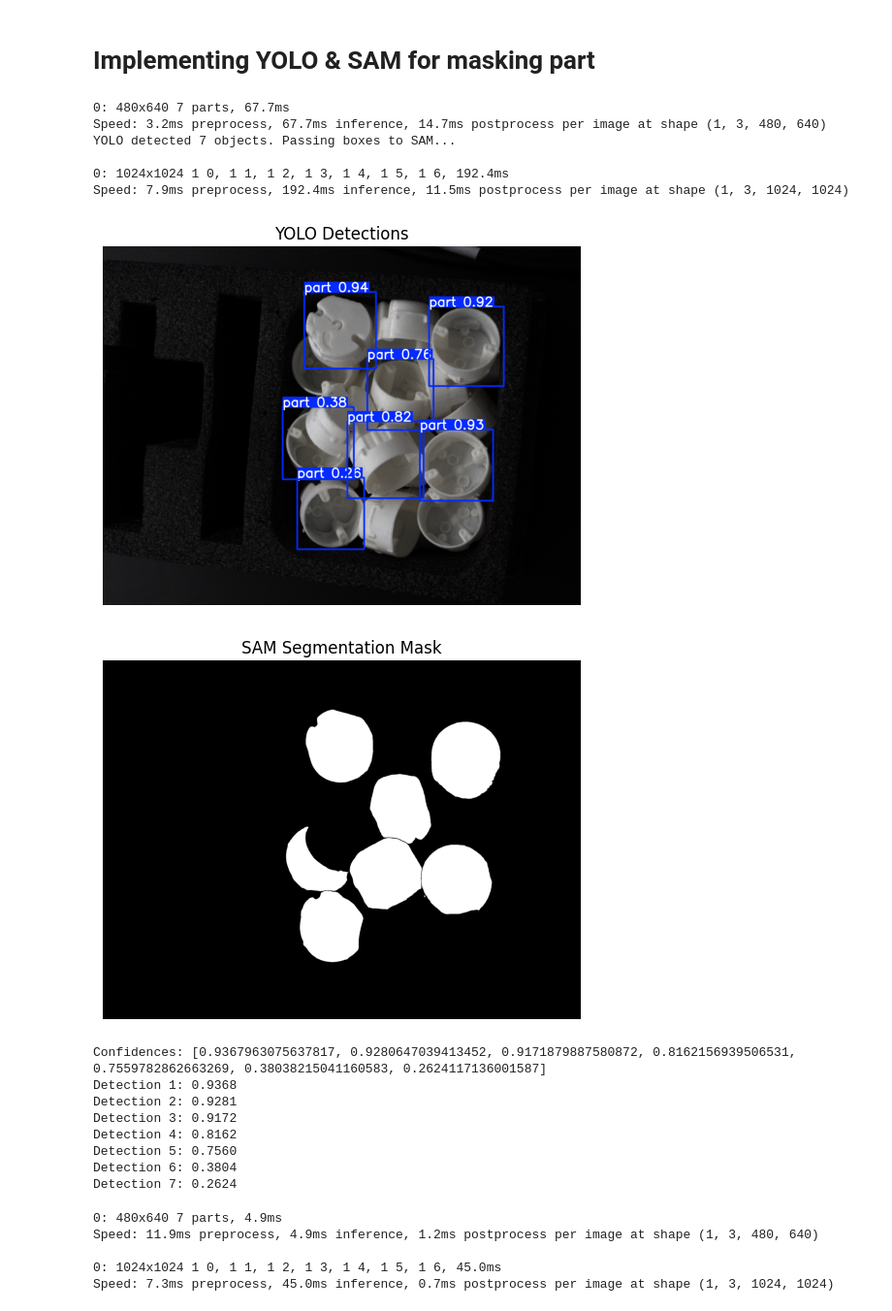
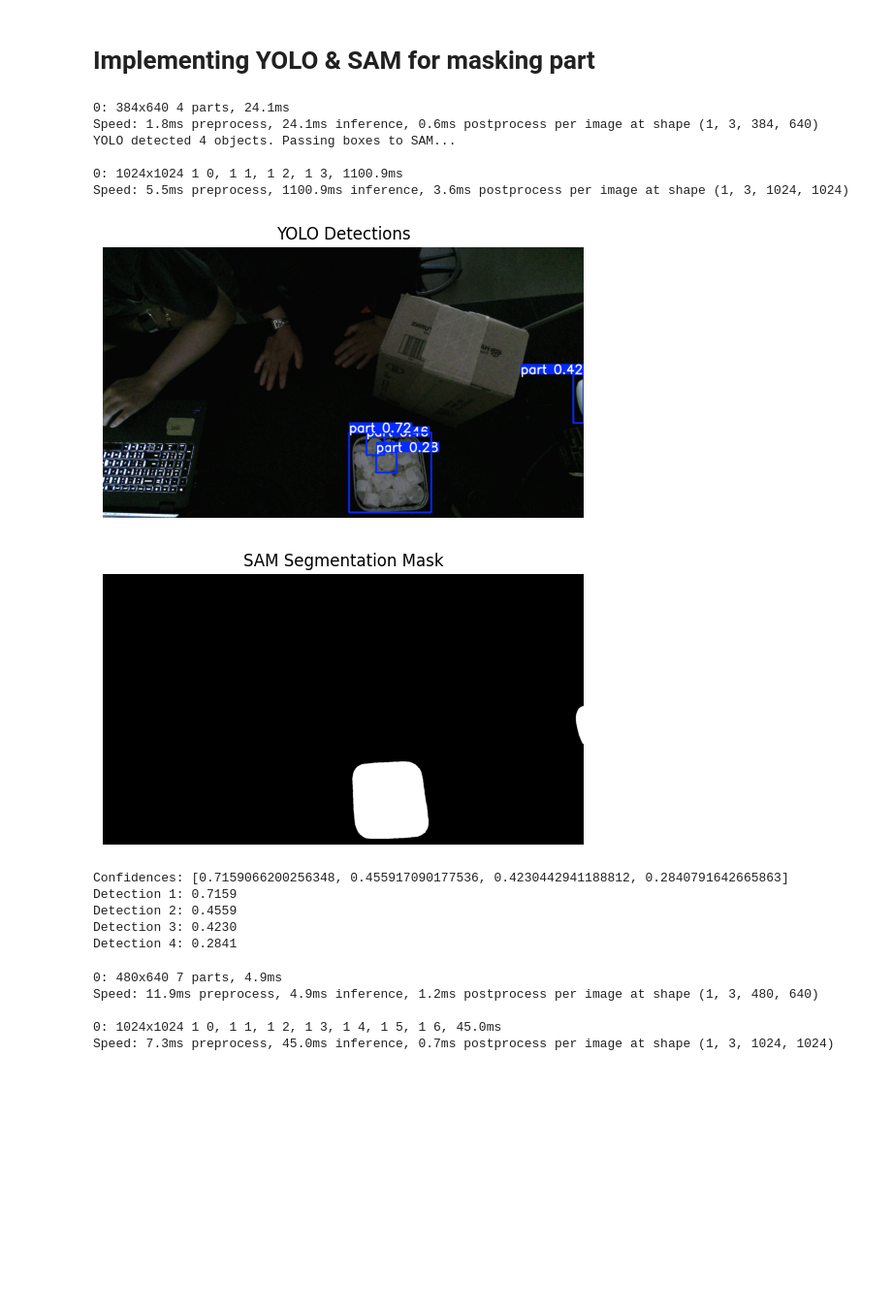
Before and after one commit to xinwangIT/BinPickingProject, a Jupyter notebook: vision_Notebook/vision_model.ipynb, the cells around one changed output. Shown at 97% size. Drawn from its saved outputs; the diff is of its cells as text; code cells hidden in the pictures; blank space fills up the shorter version.

```diff
--- a/vision_Notebook/vision_model.ipynb
+++ b/vision_Notebook/vision_model.ipynb
@@ -233,18 +234,19 @@ Results saved to /home/jpacker/BinPickingProject/vision_Notebook/runs/detect/val
 # %% [markdown]
 <h1>Implementing YOLO & SAM for masking part</h1>
 # %%
+
 #setting up model for YOLO and SAM
 sam_path = Path("/home/jpacker/sam2.1_b.pt")
 yolo_model = YOLO(model_path)
 sam_model = SAM(sam_path)
 #Sets up image
-image_path = "/home/jpacker/sample_images/ALM_images/processed/Image_20260427184117590.bmp"
+image_path = "/home/jpacker/BinPickingProject/vision_Notebook/content/CroppedSet2/CroppedSet2/0001_20260703_114910_074/color_raw.png"
 image = cv2.imread(image_path)
 #passing image through model
 yolo_results = yolo_model(image)
 #gets bounding boxes in XYXY
 #use this for SAM
-bboxes = yolo_results[0].boxes.xyxy.cpu().numpy()
+bboxes = yolo_results[0].boxes.xyxy.cpu().numpy().astype(int)
 
 if len(bboxes) > 0:
     print(f"YOLO detected {len(bboxes)} objects. Passing boxes to SAM...")
@@ -261,50 +263,50 @@ if len(bboxes) > 0:
     for result in sam_results:
         if result.masks is not None:
             # Convert masks from tensor to numpy and combine them
             for mask in result.masks.data.cpu().numpy():
                 # Mask values are floats in [0, 1]. Convert to uint8 [0, 255]
                 mask = (mask * 255).astype(np.uint8)
                 combined_mask = cv2.bitwise_or(combined_mask, mask)
 
+    %matplotlib inline
+    # Pass your original image to plot() to ensure correct alignment
+    annotated_image = yolo_results[0].plot(img=image)  # <-- Add img=image
 
-    # Display the original image with YOLO boxes
-    annotated_image = yolo_results[0].plot()
+    # Now display it
+
     plt.imshow(cv2.cvtColor(annotated_image, cv2.COLOR_BGR2RGB))
     plt.title("YOLO Detections")
     plt.axis('off')
     plt.show()
 
     # Display the final combined mask from SAM
     plt.imshow(combined_mask, cmap='gray')
     plt.title("SAM Segmentation Mask")
     plt.axis('off')
     plt.show()
 
 for results in yolo_results:
     # Method 1: Convert to list/array
     confidences = results.boxes.conf.tolist()  # Convert to list
     print(f"Confidences: {confidences}")
 
     # Or print each confidence separately
     for i, conf in enumerate(results.boxes.conf):
         print(f"Detection {i+1}: {conf.item():.4f}")  # .item() converts tensor to float
 # %% [output]
-0: 480x640 7 parts, 67.7ms
-Speed: 3.2ms preprocess, 67.7ms inference, 14.7ms postprocess per image at shape (1, 3, 480, 640)
-YOLO detected 7 objects. Passing boxes to SAM...
+0: 384x640 4 parts, 24.1ms
+Speed: 1.8ms preprocess, 24.1ms inference, 0.6ms postprocess per image at shape (1, 3, 384, 640)
+YOLO detected 4 objects. Passing boxes to SAM...
 
-0: 1024x1024 1 0, 1 1, 1 2, 1 3, 1 4, 1 5, 1 6, 192.4ms
-Speed: 7.9ms preprocess, 192.4ms inference, 11.5ms postprocess per image at shape (1, 3, 1024, 1024)
+0: 1024x1024 1 0, 1 1, 1 2, 1 3, 1100.9ms
+Speed: 5.5ms preprocess, 1100.9ms inference, 3.6ms postprocess per image at shape (1, 3, 1024, 1024)
-[figure, old version]
+[figure, new version]
-[figure, old version]
+[figure, new version]
-Confidences: [0.9367963075637817, 0.9280647039413452, 0.9171879887580872, 0.8162156939506531, 0.7559782862663269, 0.38038215041160583, 0.2624117136001587]
-Detection 1: 0.9368
-Detection 2: 0.9281
-Detection 3: 0.9172
-Detection 4: 0.8162
-Detection 5: 0.7560
-Detection 6: 0.3804
-Detection 7: 0.2624
+Confidences: [0.7159066200256348, 0.455917090177536, 0.4230442941188812, 0.2840791642665863]
+Detection 1: 0.7159
+Detection 2: 0.4559
+Detection 3: 0.4230
+Detection 4: 0.2841
 # %%
 
 
```
Also changed, not shown: parts of 5 cells of this notebook, 1 other file.
